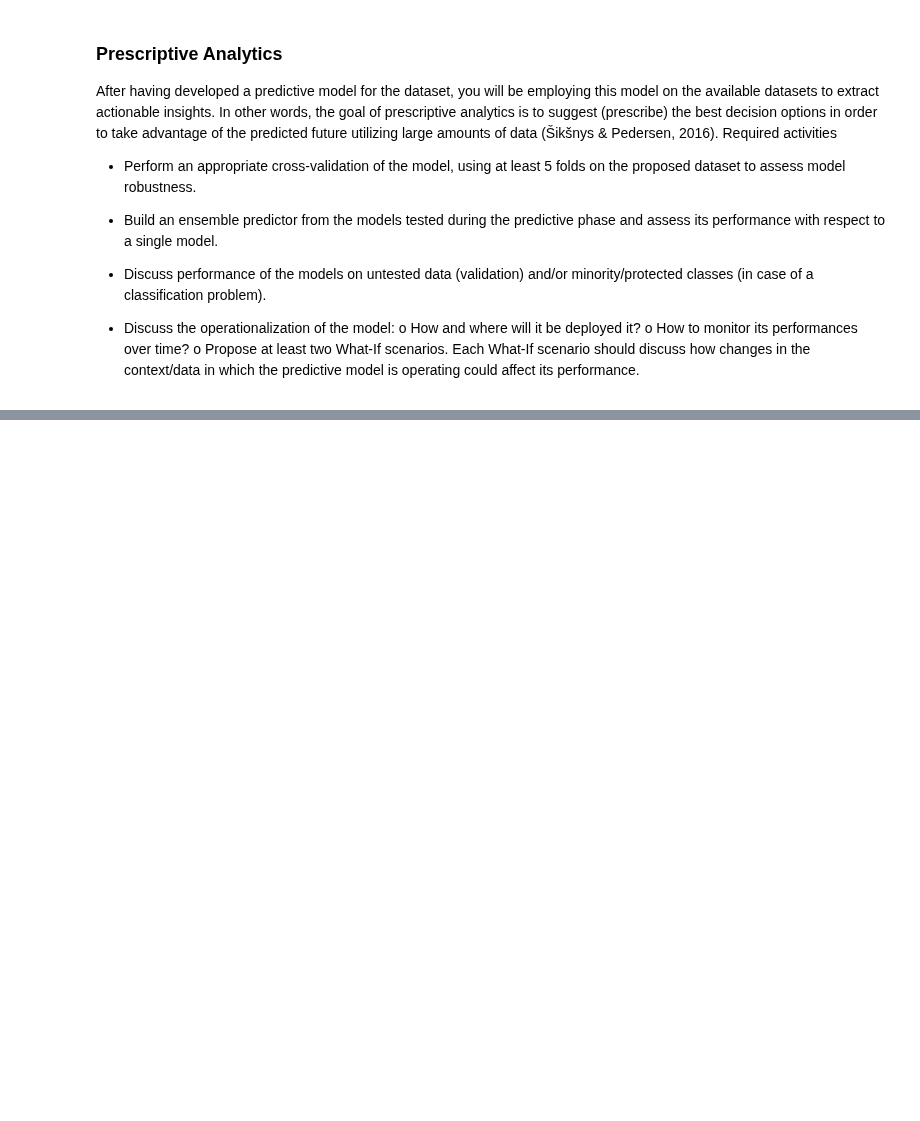
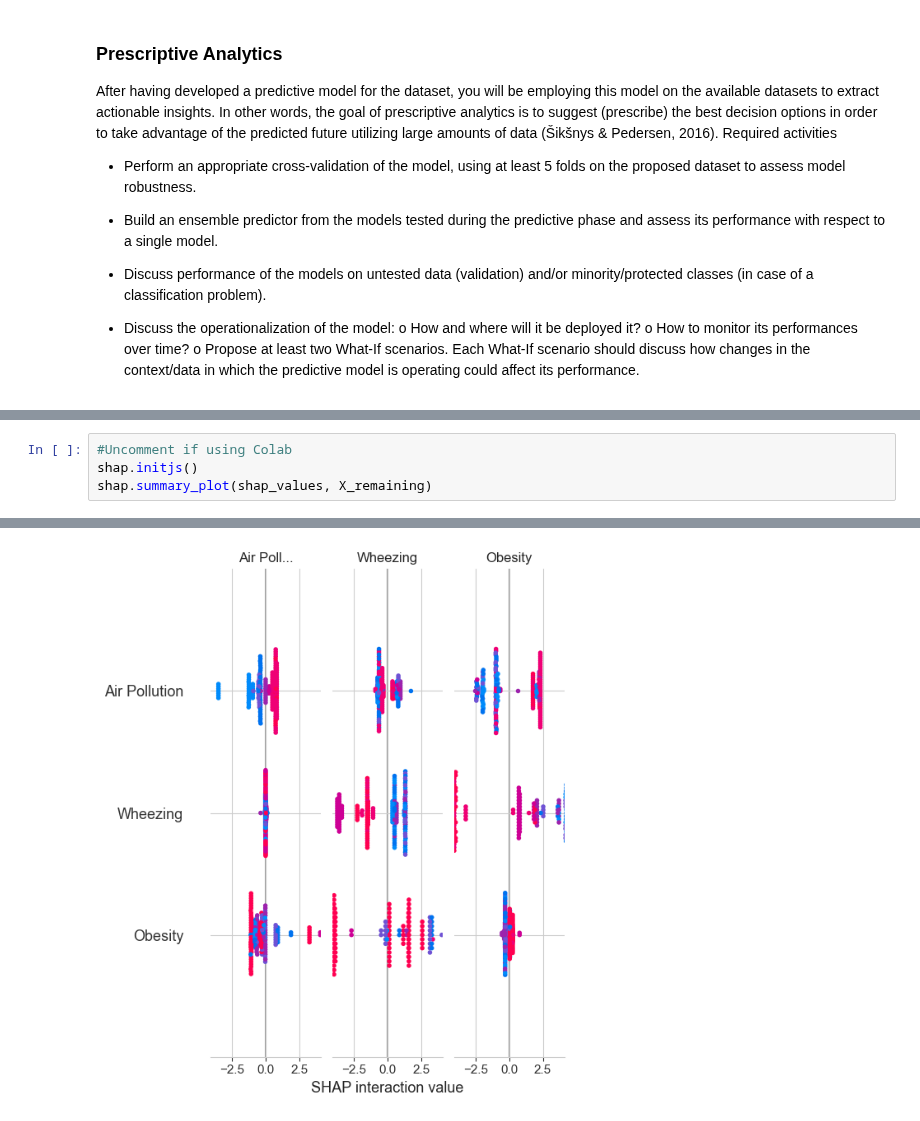
Before and after one commit to tewhol/Responsible_Data_Analysis_Group_1, a Jupyter notebook: model_Allegra.ipynb, the cells around one changed output, grey strips where cells are left out. Saved outputs shown, nothing was run; the diff lists cells and outputs as text; blank space fills up the shorter version.

```diff
--- a/model_Allegra.ipynb
+++ b/model_Allegra.ipynb
@@ -792,0 +961,5 @@ DecisionTreeClassifier(random_state=42): Accuracy on validation: 0.9900
+# %%
+#Uncomment if using Colab
+shap.initjs()
+shap.summary_plot(shap_values, X_remaining)
+# %% [output]
@@ -792,0 +967 @@ DecisionTreeClassifier(random_state=42): Accuracy on validation: 0.9900
+[figure, added]
```
Also changed, not shown: parts of 41 cells of this notebook, 1 other file.
